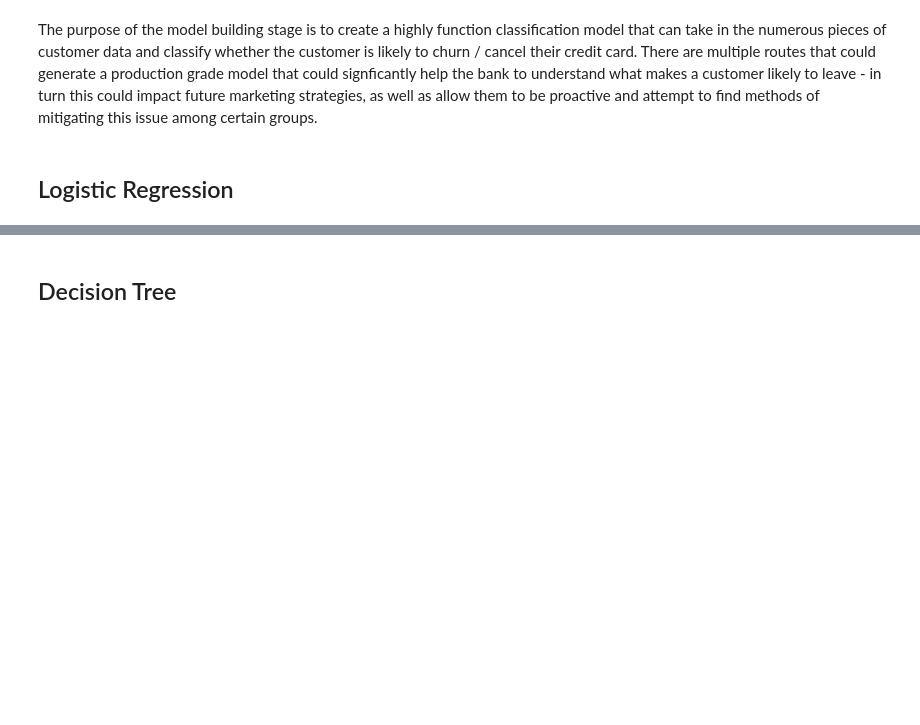
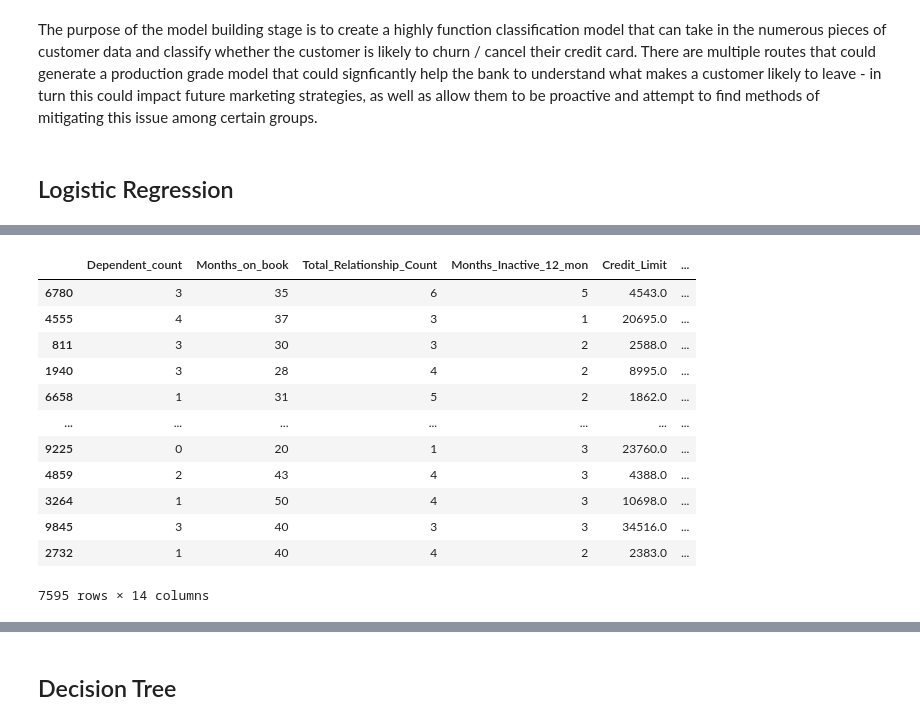
Before and after one commit to PaolaMalagon/Churn-Prediction-G2, a Jupyter notebook: Churn-Prediction-G2.ipynb, the cells around one changed output, grey strips where cells are left out. Drawn from its saved outputs; the diff is of its cells as text; code cells hidden in the pictures; blank space fills up the shorter version.

```diff
--- a/Churn-Prediction-G2.ipynb
+++ b/Churn-Prediction-G2.ipynb
@@ -481,0 +536,18 @@ The purpose of the model building stage is to create a highly function classific
+# %%
+numeric_features = ['Dependent_count', 'Months_on_book', 'Total_Relationship_Count', 'Months_Inactive_12_mon', 'Credit_Limit', 'Contacts_Count_12_mon', 'Credit_Limit', 'Total_Revolving_Bal', 'Avg_Open_To_Buy', 'Total_Amt_Chng_Q4_Q1', 'Total_Trans_Amt', 'Total_Trans_Ct', 'Total_Ct_Chng_Q4_Q1', 'Avg_Utilization_Ratio']
+X_train_numeric = X_train[numeric_features].copy()
+X_train_numeric
+# %% [output]
+|  | Dependent_count | Months_on_book | Total_Relationship_Count | Months_Inactive_12_mon | Credit_Limit | ... |
+| 6780 | 3 | 35 | 6 | 5 | 4543.0 | ... |
+| 4555 | 4 | 37 | 3 | 1 | 20695.0 | ... |
+| 811 | 3 | 30 | 3 | 2 | 2588.0 | ... |
+| 1940 | 3 | 28 | 4 | 2 | 8995.0 | ... |
+| 6658 | 1 | 31 | 5 | 2 | 1862.0 | ... |
+| ... | ... | ... | ... | ... | ... | ... |
+| 9225 | 0 | 20 | 1 | 3 | 23760.0 | ... |
+| 4859 | 2 | 43 | 4 | 3 | 4388.0 | ... |
+| 3264 | 1 | 50 | 4 | 3 | 10698.0 | ... |
+| 9845 | 3 | 40 | 3 | 3 | 34516.0 | ... |
+| 2732 | 1 | 40 | 4 | 2 | 2383.0 | ... |
+7595 rows × 14 columns
```
Also changed, not shown: parts of 14 cells of this notebook.
